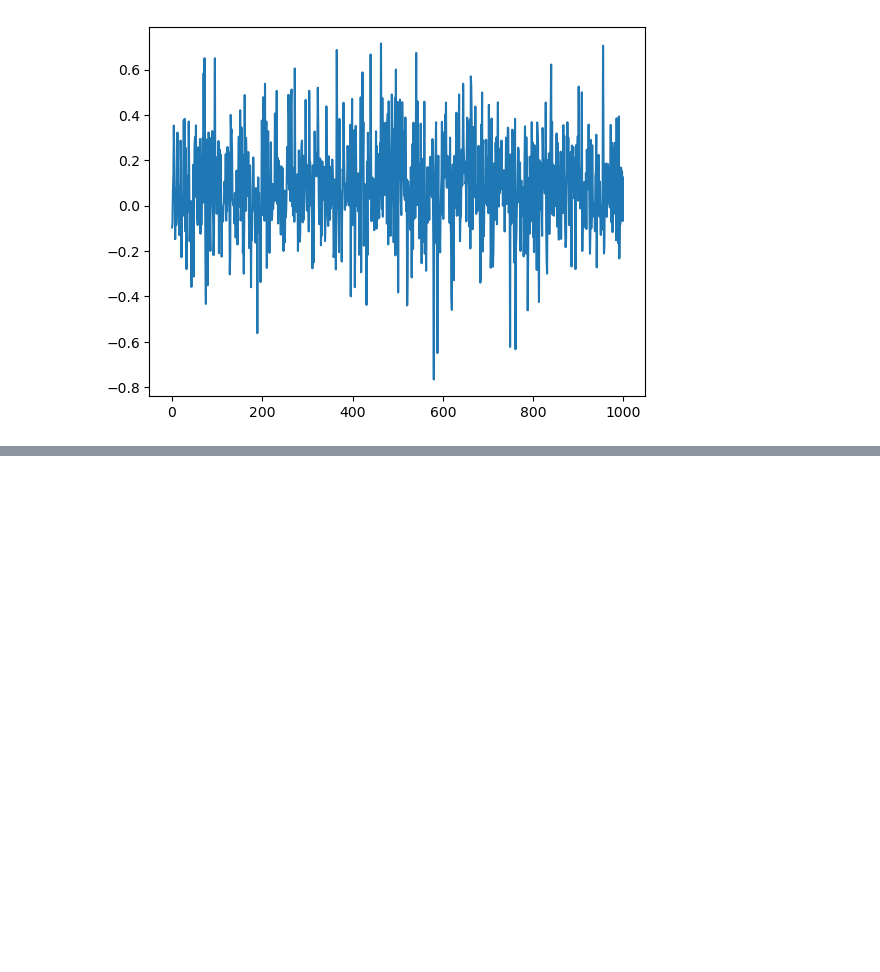
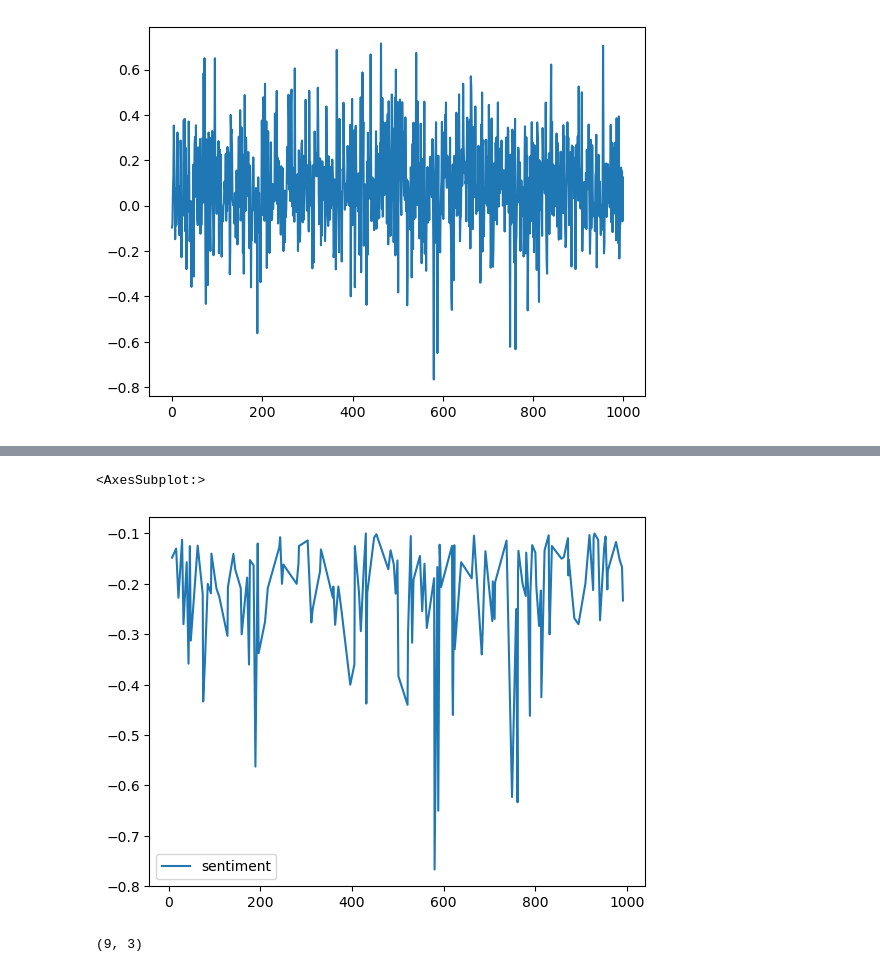
Before and after one commit to kintan-pitaloka/BritishAirways-PredictingCustomerBehaviours, a Jupyter notebook: BA_WebScraping_and_Analysis.ipynb, the cells around one changed output, grey strips where cells are left out. Saved outputs shown, nothing was run; the diff lists cells and outputs as text; code cells hidden in the pictures; blank space fills up the shorter version.

```diff
--- a/BA_WebScraping_and_Analysis.ipynb
+++ b/BA_WebScraping_and_Analysis.ipynb
@@ -295,0 +390,9 @@ data2['sentiment'].plot()
+# %%
+sentiment_negative.plot()
+# %% [output]
+<AxesSubplot:>
+[figure, added]
+# %%
+sentiment_netral.shape
+# %% [output]
+(9, 3)
```
Also changed, not shown: parts of 13 cells of this notebook.
